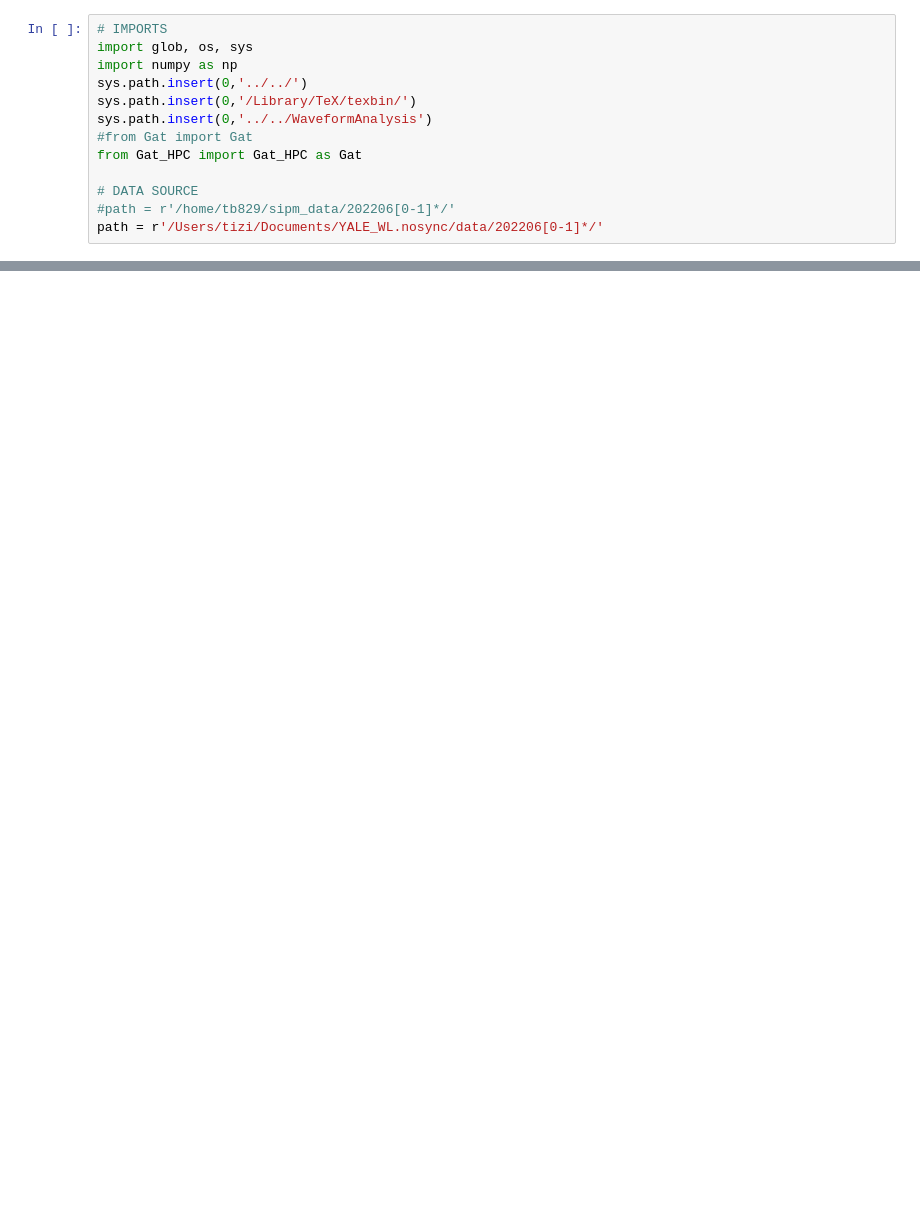
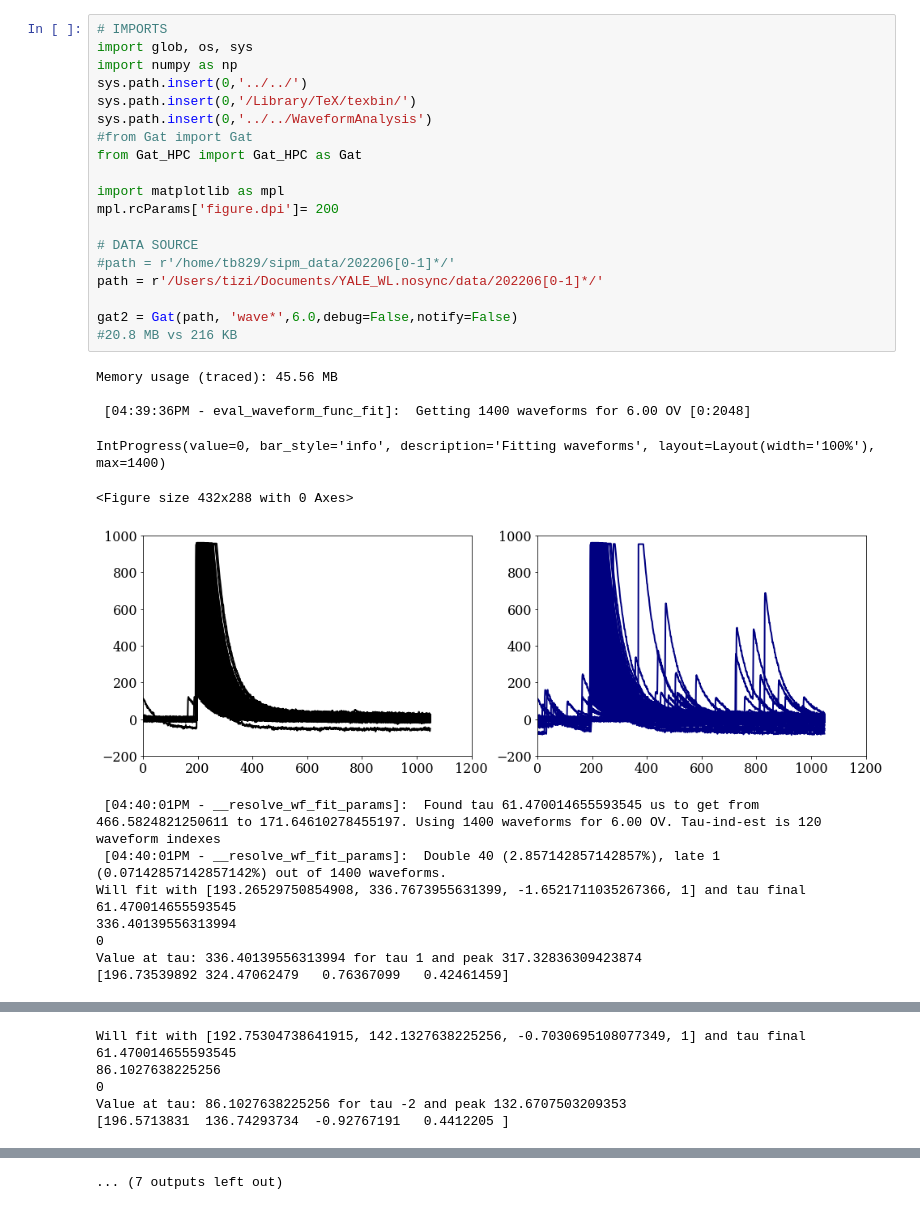
Before and after one commit to Moore-Lab/purity-monitor, a Jupyter notebook: Jupyter/Log/2022-07-26.ipynb, the cells around one changed output, grey strips where cells are left out. Drawn from its saved outputs; the diff is of its cells as text; blank space fills up the shorter version.

```diff
--- a/Jupyter/Log/2022-07-26.ipynb
+++ b/Jupyter/Log/2022-07-26.ipynb
@@ -1,13 +1,33 @@
 # %%
 # IMPORTS
 import glob, os, sys
 import numpy as np
 sys.path.insert(0,'../../')
 sys.path.insert(0,'/Library/TeX/texbin/')
 sys.path.insert(0,'../../WaveformAnalysis')
 #from Gat import Gat
 from Gat_HPC import Gat_HPC as Gat
 
+import matplotlib as mpl
+mpl.rcParams['figure.dpi']= 200
+
 # DATA SOURCE
 #path = r'/home/tb829/sipm_data/202206[0-1]*/'
 path = r'/Users/tizi/Documents/YALE_WL.nosync/data/202206[0-1]*/'
+
+gat2 = Gat(path, 'wave*',6.0,debug=False,notify=False)
+#20.8 MB vs 216 KB
+# %% [output]
+Memory usage (traced): 45.56 MB
+
+ [04:39:36PM - eval_waveform_func_fit]:  Getting 1400 waveforms for 6.00 OV [0:2048]
+IntProgress(value=0, bar_style='info', description='Fitting waveforms', layout=Layout(width='100%'), max=1400)
+<Figure size 432x288 with 0 Axes>
+[figure, added]
+ [04:40:01PM - __resolve_wf_fit_params]:  Found tau 61.470014655593545 us to get from 466.5824821250611 to 171.64610278455197. Using 1400 waveforms for 6.00 OV. Tau-ind-est is 120 waveform indexes
+ [04:40:01PM - __resolve_wf_fit_params]:  Double 40 (2.857142857142857%), late 1 (0.07142857142857142%) out of 1400 waveforms.
+Will fit with [193.26529750854908, 336.7673955631399, -1.6521711035267366, 1] and tau final 61.470014655593545
+336.40139556313994
+0
+Value at tau: 336.40139556313994 for tau 1 and peak 317.32836309423874
+[196.73539892 324.47062479   0.76367099   0.42461459]
@@ -13,0 +35,5 @@ path = r'/Users/tizi/Documents/YALE_WL.nosync/data/202206[0-1]*/'
+Will fit with [192.75304738641915, 142.1327638225256, -0.7030695108077349, 1] and tau final 61.470014655593545
+86.1027638225256
+0
+Value at tau: 86.1027638225256 for tau -2 and peak 132.6707503209353
+[196.5713831  136.74293734  -0.92767191   0.4412205 ]
@@ -13,0 +53 @@ path = r'/Users/tizi/Documents/YALE_WL.nosync/data/202206[0-1]*/'
+... (7 outputs left out)
```
Also changed, not shown: parts of 10 cells of this notebook, 6 other files.
